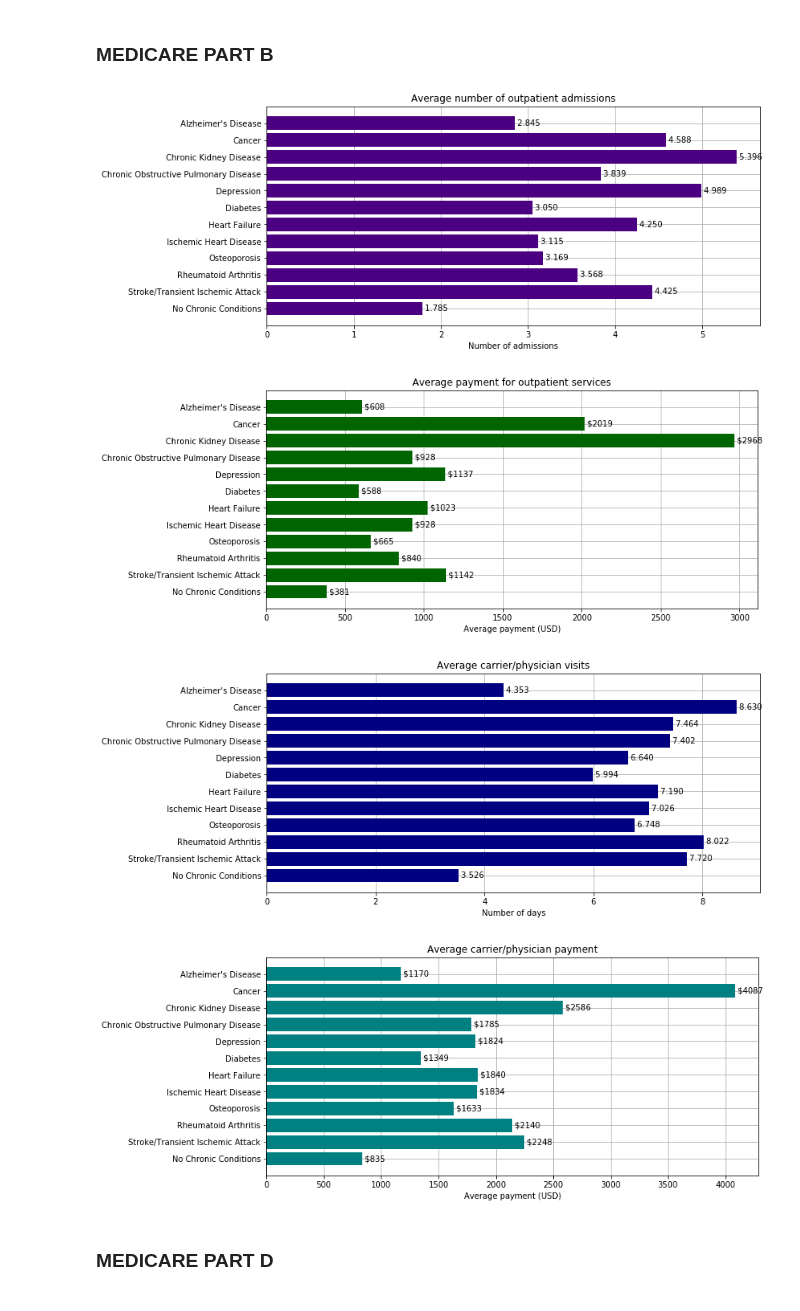
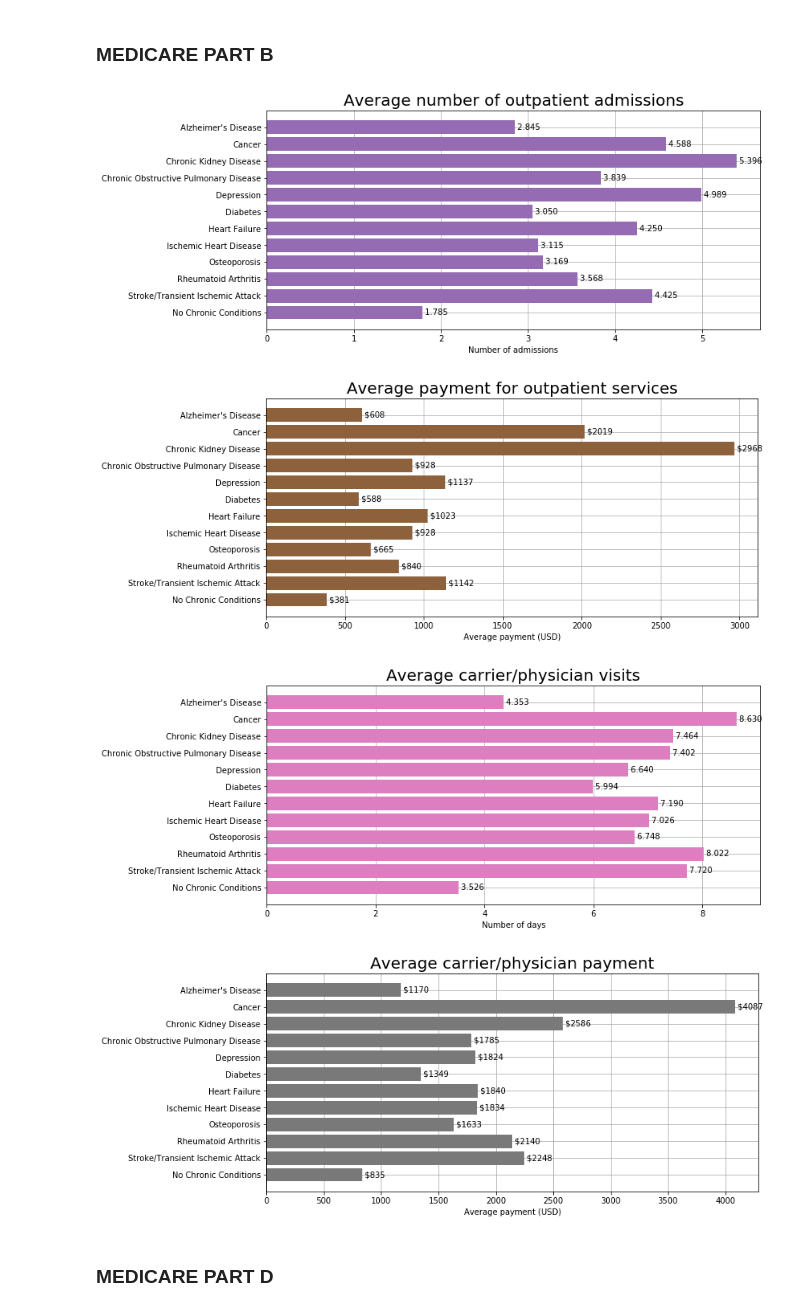
Before and after one commit to ektylr/Nov17Examples, a Jupyter notebook: hca204/Assignment_4_group.ipynb, the cells around one changed output. Drawn from its saved outputs; the diff is of its cells as text; code cells hidden in the pictures.

```diff
--- a/hca204/Assignment_4_group.ipynb
+++ b/hca204/Assignment_4_group.ipynb
@@ -384,7 +429,7 @@ plt.show();
 # %% [markdown]
 #### Total amount spent by condition and program
 # %%
-_ = plt.figure(figsize=(11,5))
+fig, ax = plt.subplots(1,1,figsize=(11,7));
 
 left_A = None
 left_B = tot_paid_part_A[1:]
@@ -394,11 +439,14 @@ p1 = plt.barh(idx[:-1], tot_paid_part_A[1:])
 p2 = plt.barh(idx[:-1], tot_paid_part_B[1:], left=left_B)
 p4 = plt.barh(idx[:-1], tot_paid_part_D[1:], left=left_D)
 
-plt.title('Total amount spent by condition and program')
+ax.grid();
+
+plt.title('Total amount spent by condition and program (millions)', fontsize=20)
 plt.yticks(idx, con_labels[1:])
+plt.xlabel('Total payments (Millions of USD)')
 for i,v in enumerate(chron_conditions[1:]):
-    v = int((tot_paid_part_A[i+1] + tot_paid_part_B[i+1] + tot_paid_part_D[i+1]) / 1000000)
-    plt.text(v, i, ' ' + '${0}'.format(v), va='center', color='white', fontweight='bold')
+    v = int((tot_paid_part_A[i+1] + tot_paid_part_B[i+1] + tot_paid_part_D[i+1]))
+    plt.text(v, i, ' ' + '${0}'.format(v), va='center', color='black')#, fontweight='bold')
 plt.legend((p1[0], p2[0], p4[0]), ('A', 'B', 'D'))
 plt.show();
 # %% [output]
@@ -406,8 +454,7 @@ plt.show();
 # %% [markdown]
 #### Average amount spent per beneficiary by condition and program
 # %%
-#_ = plt.figure(figsize=(11,5))
-fig, ax = plt.subplots(1,1,figsize=(11,5));
+fig, ax = plt.subplots(1,1,figsize=(11,7));
 
 left_A = None
 left_B = avg_paid_part_A
@@ -417,14 +464,16 @@ ax.grid();
 
 p1 = plt.barh(idx, avg_paid_part_A)
 p2 = plt.barh(idx, avg_paid_part_B, left=left_B)
-p4 = plt.barh(idx, avg_paid_part_A, left=left_D)
+p4 = plt.barh(idx, avg_paid_part_D, left=left_D)
 
-plt.title('Average amount per person spent by condition and program')
+plt.title('Average amount per person spent by condition and program', fontsize=20)
 plt.yticks(idx, con_labels)
 for i,v in enumerate(chron_conditions):
     v = int((avg_paid_part_A[i] + avg_paid_part_B[i] + avg_paid_part_D[i]))
-    plt.text(v, i, ' ' + '${0}'.format(v), va='center', color='black', fontweight='bold')
+    plt.text(v, i, ' ' + '${0}'.format(v), va='center', color='black')#, fontweight='bold')
 plt.xlabel('Average payment (USD)')
+
 plt.legend((p1[0], p2[0], p4[0]), ('A', 'B', 'D'))
+
 plt.show();
 # %% [output]
@@ -484,8 +533,8 @@ plt.show();
 ### MEDICARE PART B
 # %%
 fig, ax = plt.subplots(1,1,figsize=(11,5));
-p1 = plt.barh(idx, avg_OP_vis_part_B, color='indigo');
-plt.title('Average number of outpatient admissions')
+p1 = plt.barh(idx, avg_OP_vis_part_B, color='#956CB4');
+plt.title('Average number of outpatient admissions', fontsize=20)
 ax.grid();
 plt.xlabel('Number of admissions')
 plt.yticks(idx, con_labels)
@@ -494,43 +543,43 @@ for i,v in enumerate(chron_conditions):
     plt.text(v, i, ' ' + '{0:.3f}'.format(v), va='center')
 plt.show();
 
 fig, ax = plt.subplots(1,1,figsize=(11,5));
-p1 = plt.barh(idx, avg_OP_paid_part_B, color='darkgreen')
-plt.title('Average payment for outpatient services')
+p1 = plt.barh(idx, avg_OP_paid_part_B, color='#8C613C')
+plt.title('Average payment for outpatient services', fontsize=20)
 ax.grid();
 plt.xlabel('Average payment (USD)')
 plt.yticks(idx, con_labels)
 for i,v in enumerate(chron_conditions):
     v = avg_OP_paid_part_B[i]
     plt.text(v, i, ' ' + '${0:.0f}'.format(v), va='center')
 plt.show();
 
 fig, ax = plt.subplots(1,1,figsize=(11,5));
-p1 = plt.barh(idx, avg_CA_vis_part_B, color='navy')
-plt.title('Average carrier/physician visits')
+p1 = plt.barh(idx, avg_CA_vis_part_B, color='#DC7EC0')
+plt.title('Average carrier/physician visits', fontsize=20)
 ax.grid();
 plt.xlabel('Number of days')
 plt.yticks(idx, con_labels)
 for i,v in enumerate(chron_conditions):
     v = avg_CA_vis_part_B[i]
     plt.text(v, i, ' ' + '{0:.3f}'.format(v), va='center')
 plt.show();
 
 fig, ax = plt.subplots(1,1,figsize=(11,5));
-p1 = plt.barh(idx, avg_CA_paid_part_B, color='teal')
-plt.title('Average carrier/physician payment')
+p1 = plt.barh(idx, avg_CA_paid_part_B, color='#797979')
+plt.title('Average carrier/physician payment', fontsize=20)
 ax.grid();
 plt.xlabel('Average payment (USD)')
 plt.yticks(idx, con_labels)
 for i,v in enumerate(chron_conditions):
     v = avg_CA_paid_part_B[i]
     plt.text(v, i, ' ' + '${0:.0f}'.format(v), va='center')#, fontweight='bold')
 plt.show();
 # %% [output]
-[figure, old version]
+[figure, new version]
-[figure, old version]
+[figure, new version]
-[figure, old version]
+[figure, new version]
-[figure, old version]
+[figure, new version]
 # %% [markdown]
 ### MEDICARE PART D
 # %%
```
Also changed, not shown: parts of 14 cells of this notebook.
